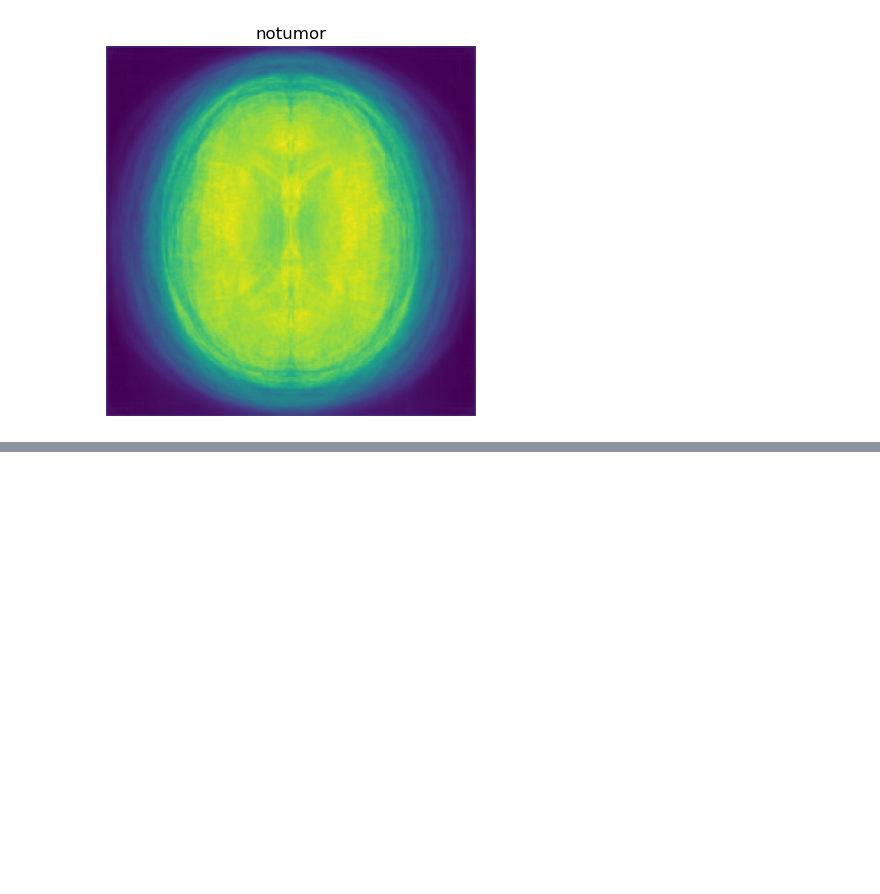
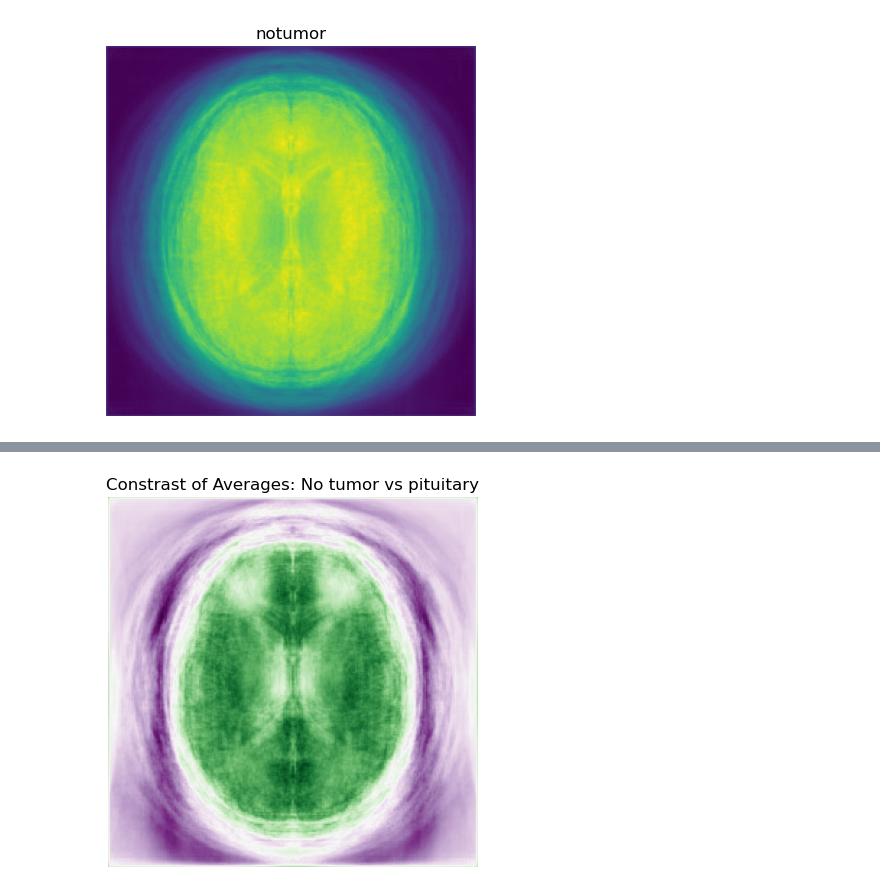
Before and after one commit to DerikVo/Brain_tumor_classification, a Jupyter notebook: Notebooks/01_EDA.ipynb, the cells around one changed output, grey strips where cells are left out. Cells and saved outputs as stored; diff of their text form; code cells hidden in the pictures; blank space fills up the shorter version.

```diff
--- a/Notebooks/01_EDA.ipynb
+++ b/Notebooks/01_EDA.ipynb
@@ -39,5 +57,5 @@ This portion was heavily inspired by this [notebook](https://github.com/DerikVo/
 # %%
-pituitary_tumor = eda.avg_images(dataset, 'pituitary')
+pituitary_tumor = eda.avg_images(train_dataset, 'pituitary')
 plt.title('pituitary')
 plt.axis('off')
 plt.imshow(pituitary_tumor);
@@ -70,0 +116,6 @@ Found 1595 images belonging to 1 classes.
+# %%
+plt.title(f"Constrast of Averages: No tumor vs pituitary")
+plt.imshow(contrast_pituitary, cmap='PRGn')
+plt.axis('off');
+# %% [output]
+[figure, added]
```
Also changed, not shown: parts of 15 cells of this notebook.
